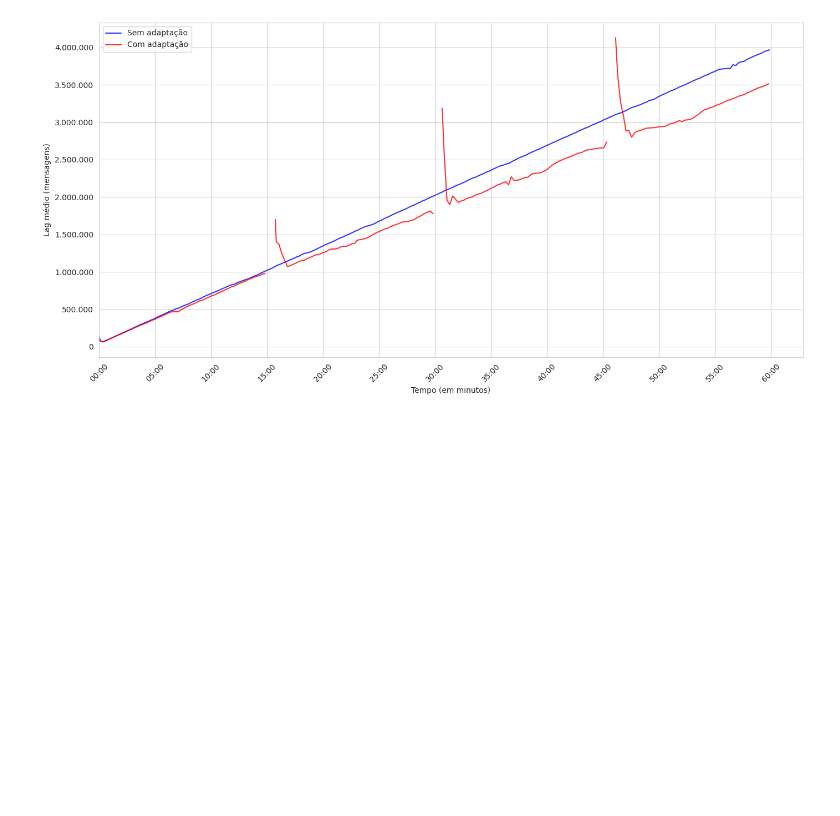
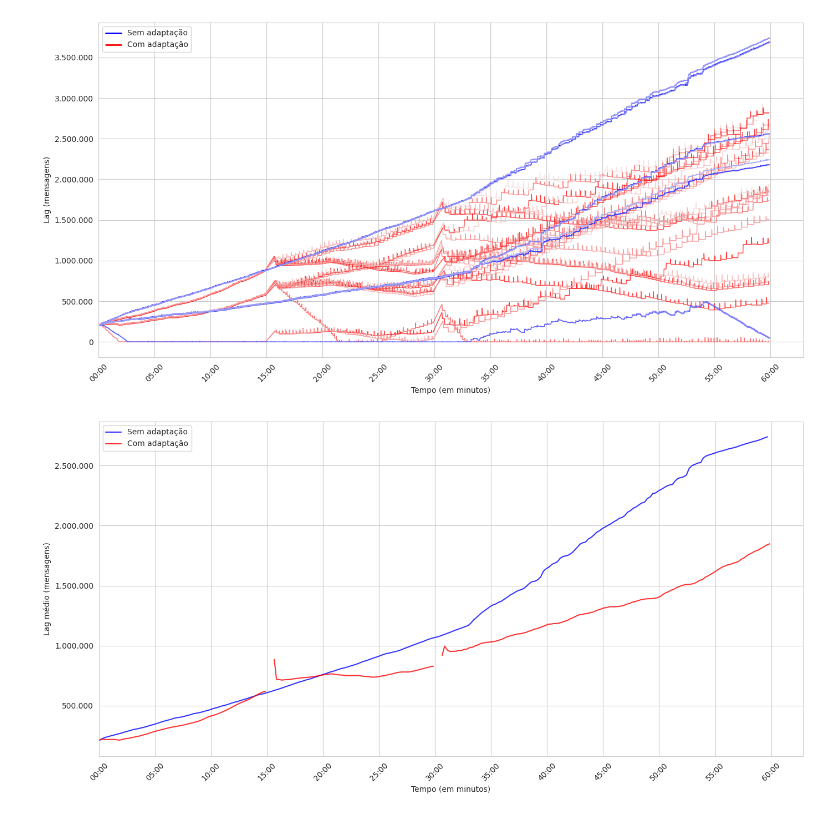
Before and after one commit to vepo/kas-framework, a Jupyter notebook: data-process.ipynb, the cells around one changed output. Cells and saved outputs as stored; diff of their text form; code cells hidden in the pictures; blank space fills up the shorter version.

```diff
--- a/data-process.ipynb
+++ b/data-process.ipynb
@@ -45,6 +45,10 @@ def load_data(maestro_pattern, vanilla_pattern):
     min_timestamp_maestro = math.inf
     min_timestamp_vanilla = math.inf
 
+    # 60 minutes in milliseconds
+    MAX_DURATION_MS = 60 * 60 * 1000  # 3,600,000 ms
+
+
     for maestro_file in glob.glob(maestro_pattern):
         match = re.search(r'(\d+)(?!.*\d)', maestro_file)
         i = 0
@@ -62,6 +66,8 @@ def load_data(maestro_pattern, vanilla_pattern):
 
     for df in dfs_maestro:
         df['elapsed_milliseconds'] = df['Timestamp'] - min_timestamp_maestro
+        # Truncate data after 60 minutes
+        df = df[df['elapsed_milliseconds'] <= MAX_DURATION_MS]
 
     for vanilla_file in glob.glob(vanilla_pattern):
         match = re.search(r'(\d+)(?!.*\d)', vanilla_file)
@@ -80,6 +86,8 @@ def load_data(maestro_pattern, vanilla_pattern):
 
     for df in dfs_vanilla:
         df['elapsed_milliseconds'] = df['Timestamp'] - min_timestamp_vanilla
+        # Truncate data after 60 minutes
+        df = df[df['elapsed_milliseconds'] <= MAX_DURATION_MS]
 
     if max_groups == 0 and min_groups == 1000:
         min_groups = 0
@@ -269,3 +277,6 @@ def plot_group(data, title, x_label, y_label, img_name, memoria=False, window='1
     plt.tight_layout()
     plt.savefig(f'./imagens/{img_name}.png', bbox_inches="tight")
     plt.show()
+# %%
+# base_path = 'executions/exec-20250915-042246'
+base_path = 'scripts/docker/experiment/stats'
@@ -272,7 +291,8 @@ def plot_group(data, title, x_label, y_label, img_name, memoria=False, window='1
 # %%
-min_groups, max_groups, data = load_data('scripts/docker/experiment/stats/maestro/metric-records-lag-*',
-                                         'scripts/docker/experiment/stats/vanilla/metric-records-lag-*')
-# plot_series(data, min_groups, max_groups, True, "Lag por Partições",                                      "Tempo (em minutos)", "Lag (mensagens)",       "lag-por-particao")
-plot_group(data,                                "Lag médio das partições (janela móvel de 15 segundos)" , "Tempo (em minutos)", "Lag médio (mensagens)", "lag-medio")
+min_groups, max_groups, data = load_data(base_path + '/maestro/metric-records-lag-nyc-taxi-trips-*',
+                                         base_path + '/vanilla/metric-records-lag-nyc-taxi-trips-*')
+plot_series(data, min_groups, max_groups, True, "Lag por Partições",                                      "Tempo (em minutos)", "Lag (mensagens)",       "lag-entrada-por-particao")
+plot_group(data,                                "Lag médio das partições (janela móvel de 15 segundos)" , "Tempo (em minutos)", "Lag médio (mensagens)", "lag-entrada-medio")
 # %% [output]
-[figure, old version]
+[figure, new version]
+[figure, added]
```
Also changed, not shown: parts of 14 cells of this notebook, 26 other files.
